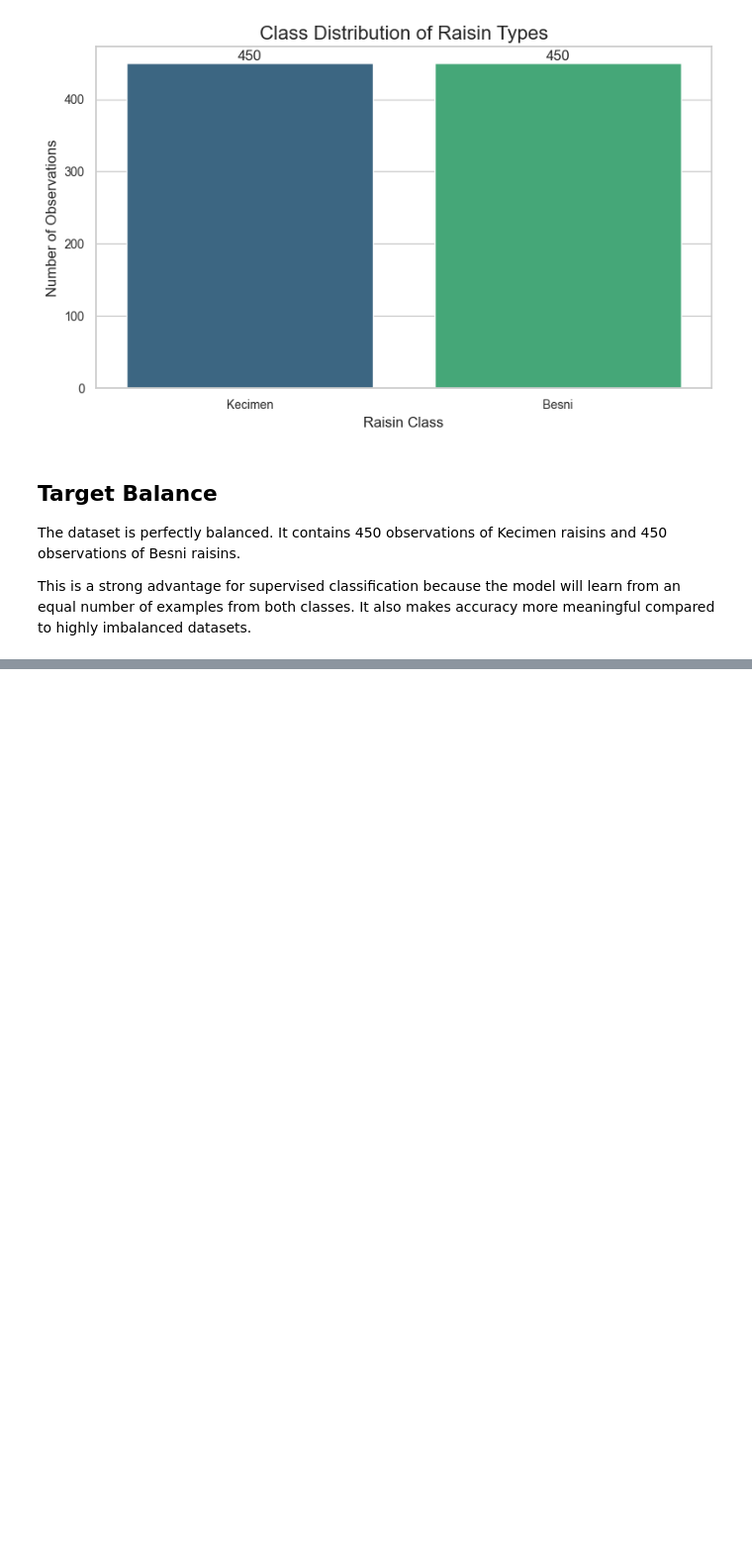
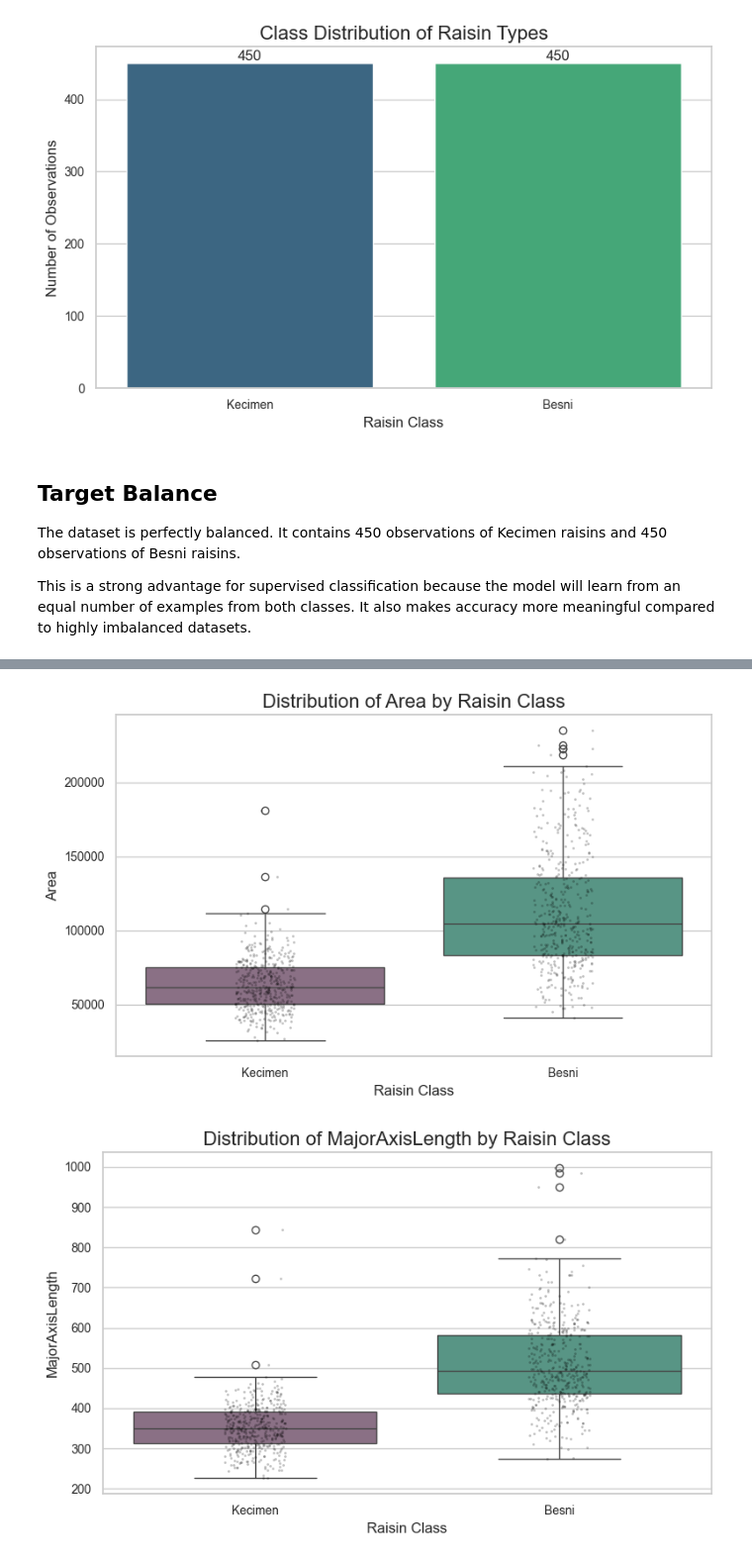
Before and after one commit to mahtabb90/raisin-detective-ml, a Jupyter notebook: notebooks/mahtab/01_data_loading_and_eda.ipynb, the cells around one changed output, grey strips where cells are left out. Shown at 99% size. Cells and saved outputs as stored; diff of their text form; code cells hidden in the pictures; blank space fills up the shorter version.

```diff
--- a/notebooks/mahtab/01_data_loading_and_eda.ipynb
+++ b/notebooks/mahtab/01_data_loading_and_eda.ipynb
@@ -147,0 +220,31 @@ This is a strong advantage for supervised classification because the model will
+# %%
+for feature in numeric_features:
+    plt.figure(figsize=(8, 5))
+
+    sns.boxplot(
+        data=df,
+        x="Class",
+        y=feature,
+        hue="Class",
+        palette=["#8E6C88", "#4E9F8A"],
+        legend=False
+    )
+
+    sns.stripplot(
+        data=df,
+        x="Class",
+        y=feature,
+        color="black",
+        alpha=0.25,
+        size=2
+    )
+
+    plt.title(f"Distribution of {feature} by Raisin Class")
+    plt.xlabel("Raisin Class")
+    plt.ylabel(feature)
+
+    plt.tight_layout()
+    plt.show()
+# %% [output]
+[figure, added]
+[figure, added]
```
Also changed, not shown: parts of 12 cells of this notebook.
